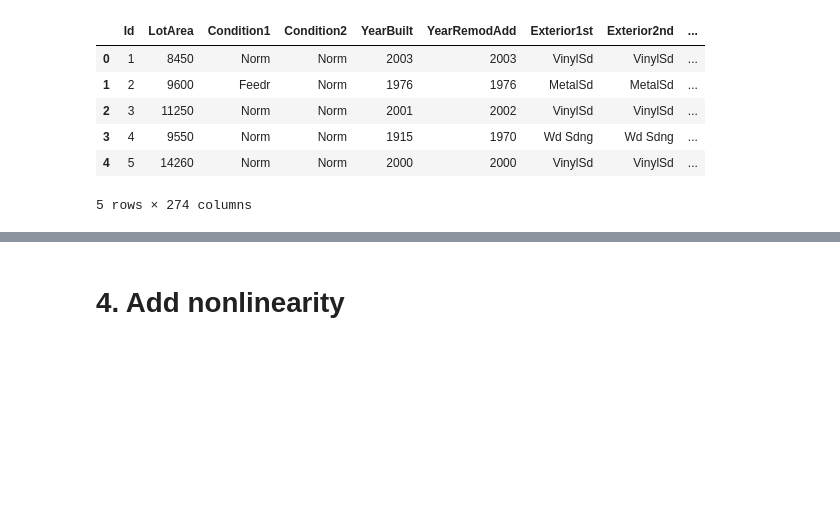
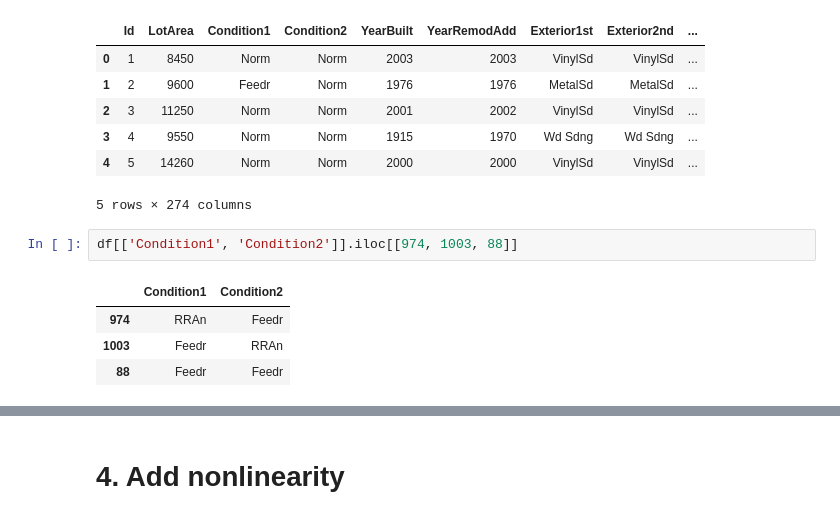
Before and after one commit to dehuihou/ames_house_price, a Jupyter notebook: sta208_final_project.ipynb, the cells around one changed output, grey strips where cells are left out. Cells and saved outputs as stored; diff of their text form; blank space fills up the shorter version.

```diff
--- a/sta208_final_project.ipynb
+++ b/sta208_final_project.ipynb
@@ -438,3 +438,10 @@ df.head()
 | 3 | 4 | 9550 | Norm | Norm | 1915 | 1970 | Wd Sdng | Wd Sdng | ... |
 | 4 | 5 | 14260 | Norm | Norm | 2000 | 2000 | VinylSd | VinylSd | ... |
 5 rows × 274 columns
+# %%
+df[['Condition1', 'Condition2']].iloc[[974, 1003, 88]]
+# %% [output]
+|  | Condition1 | Condition2 |
+| 974 | RRAn | Feedr |
+| 1003 | Feedr | RRAn |
+| 88 | Feedr | Feedr |
```
Also changed, not shown: parts of 7 cells of this notebook.
